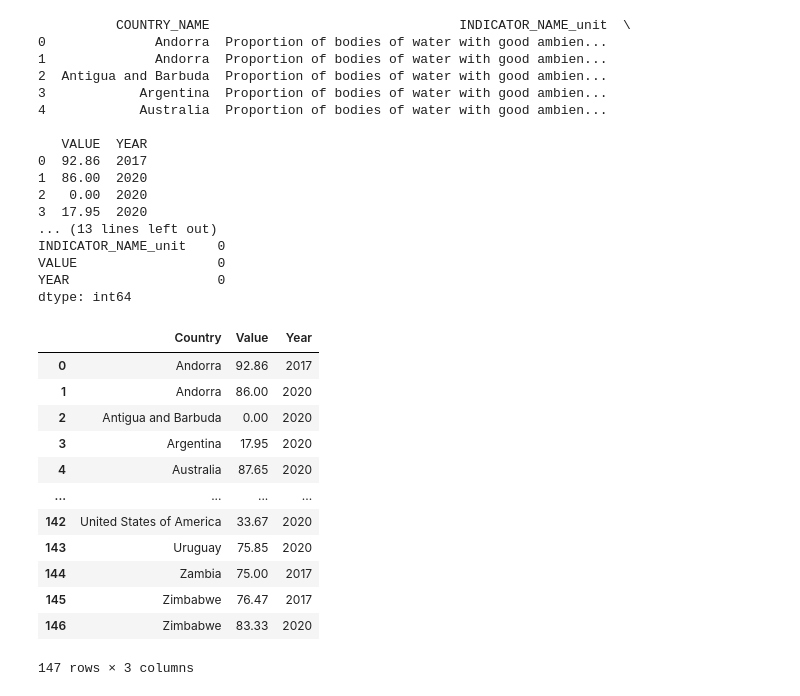
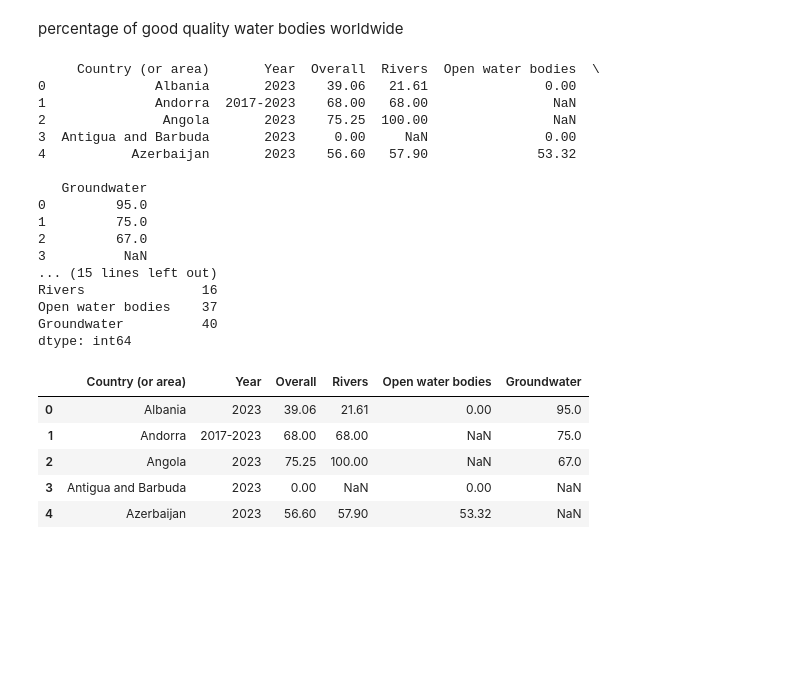
Before and after one commit to AquaLens/capstone, a Jupyter notebook: Data_Visualizations/code.ipynb, the cells around one changed output. Cells and saved outputs as stored; diff of their text form; code cells hidden in the pictures; blank space fills up the shorter version.

```diff
--- a/Data_Visualizations/code.ipynb
+++ b/Data_Visualizations/code.ipynb
@@ -0,0 +1,2 @@
+# %% [markdown]
+percentage of good quality water bodies worldwide
@@ -1,52 +14,36 @@
 # %%
-import pandas as pd
-import matplotlib.pyplot as plt
-import numpy as np
-import os
+#read CSV
+df_good_bodieswater = pd.read_csv("data/good_quality_water_bodies.csv")
+print(df_good_bodieswater.head())
 
-#read csv
-df_clean_bodieswater = pd.read_csv("data/Percentage Clean Water Bodies (Country).csv")
-print(df_clean_bodieswater.head())
-
-print(df_clean_bodieswater.describe())
+print(df_good_bodieswater.describe())
 
 # check missing values
 print("\nMissing values per column:")
-print(df_clean_bodieswater.isnull().sum())
+print(df_good_bodieswater.isnull().sum())
+
+display(df_good_bodieswater.head())
 # %% [output]
-          COUNTRY_NAME                                INDICATOR_NAME_unit  \
-0              Andorra  Proportion of bodies of water with good ambien...
-1              Andorra  Proportion of bodies of water with good ambien...
-2  Antigua and Barbuda  Proportion of bodies of water with good ambien...
-3            Argentina  Proportion of bodies of water with good ambien...
-4            Australia  Proportion of bodies of water with good ambien...
+     Country (or area)       Year  Overall  Rivers  Open water bodies  \
+0              Albania       2023    39.06   21.61               0.00
+1              Andorra  2017-2023    68.00   68.00                NaN
+2               Angola       2023    75.25  100.00                NaN
+3  Antigua and Barbuda       2023     0.00     NaN               0.00
+4           Azerbaijan       2023    56.60   57.90              53.32
 
-   VALUE  YEAR
-0  92.86  2017
-1  86.00  2020
-2   0.00  2020
-3  17.95  2020
-... (13 lines left out)
-INDICATOR_NAME_unit    0
-VALUE                  0
-YEAR                   0
+   Groundwater
+0         95.0
+1         75.0
+2         67.0
+3          NaN
+... (15 lines left out)
+Rivers               16
+Open water bodies    37
+Groundwater          40
 dtype: int64
+|  | Country (or area) | Year | Overall | Rivers | Open water bodies | Groundwater |
+| 0 | Albania | 2023 | 39.06 | 21.61 | 0.00 | 95.0 |
+| 1 | Andorra | 2017-2023 | 68.00 | 68.00 | NaN | 75.0 |
+| 2 | Angola | 2023 | 75.25 | 100.00 | NaN | 67.0 |
+| 3 | Antigua and Barbuda | 2023 | 0.00 | NaN | 0.00 | NaN |
+| 4 | Azerbaijan | 2023 | 56.60 | 57.90 | 53.32 | NaN |
-# %%
-# clean data
-del df_clean_bodieswater['INDICATOR_NAME_unit']
-df_clean_bodieswater = df_clean_bodieswater.rename(columns={'COUNTRY_NAME': 'Country', 'VALUE': 'Value', 'YEAR': 'Year'})
-display(df_clean_bodieswater)
-# %% [output]
-|  | Country | Value | Year |
-| 0 | Andorra | 92.86 | 2017 |
-| 1 | Andorra | 86.00 | 2020 |
-| 2 | Antigua and Barbuda | 0.00 | 2020 |
-| 3 | Argentina | 17.95 | 2020 |
-| 4 | Australia | 87.65 | 2020 |
-| ... | ... | ... | ... |
-| 142 | United States of America | 33.67 | 2020 |
-| 143 | Uruguay | 75.85 | 2020 |
-| 144 | Zambia | 75.00 | 2017 |
-| 145 | Zimbabwe | 76.47 | 2017 |
-| 146 | Zimbabwe | 83.33 | 2020 |
-147 rows × 3 columns
```
Also changed, not shown: parts of 7 cells of this notebook, 1 other file.
